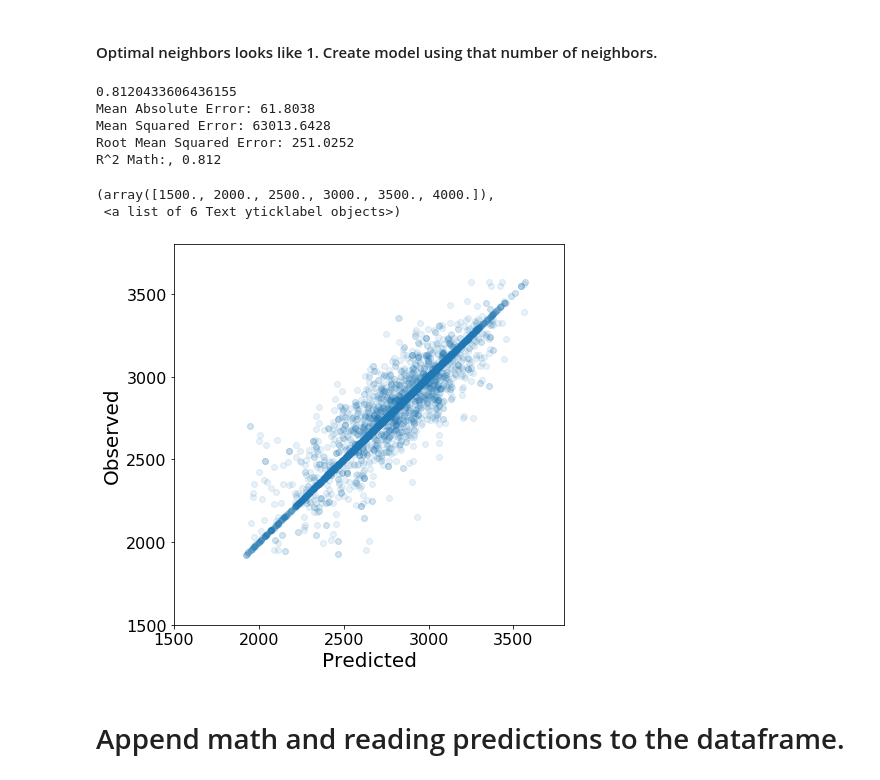
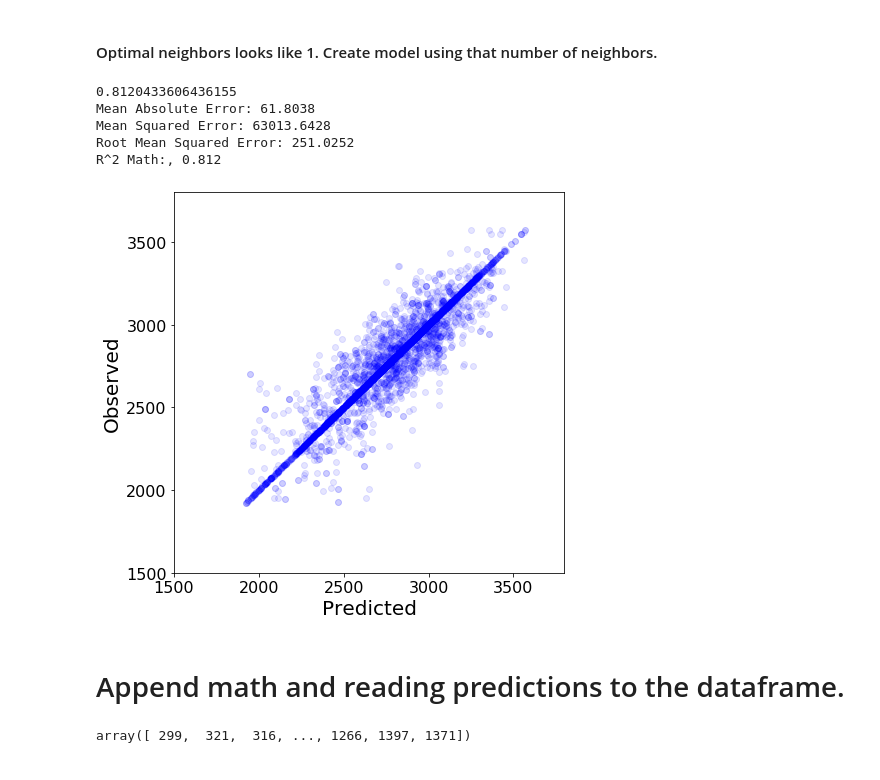
Before and after one commit to david-j-cox/GlimpseK12, a Jupyter notebook: Notebooks/PredictionsTopContModels.ipynb, the cells around one changed output. Drawn from its saved outputs; the diff is of its cells as text; code cells hidden in the pictures.

```diff
--- a/Notebooks/PredictionsTopContModels.ipynb
+++ b/Notebooks/PredictionsTopContModels.ipynb
@@ -43,4 +43,14 @@ def lin_metrics(x, y):
     print('Mean Squared Error:', round(metrics.mean_squared_error(x, y), 4))
     print('Root Mean Squared Error:', round(np.sqrt(metrics.mean_squared_error(x, y)), 4))
     print('R^2 Math:,', round(r2_score(y_test, y_pred), 4))
+
+def scat_plot(x, y, xmin, xmax, ymin, ymax):
+    plt.figure(figsize=(7, 7))
+    plt.scatter(x, y, color='blue', alpha=0.1)
+    plt.xlim(xmin, xmax)
+    plt.ylim(xmin, xmax)
+    plt.xlabel('Predicted', fontsize=20)
+    plt.ylabel('Observed', fontsize=20)
+    plt.xticks(fontsize=16)
+    plt.yticks(fontsize=16)
 # %% [markdown]
@@ -183,28 +182,20 @@ print("Highest R^2:", max(r2_vals))
 # %%
 # Make sure we got the right neighbor number.
 X_train, X_test, y_train, y_test = train_test_split(mostFeats_pred, mostFeats_ReadOutc, test_size=0.20, random_state=649)
 read_neigh = KNeighborsRegressor(n_neighbors=1)
 read_neigh_fit = read_neigh.fit(X_train, y_train)
 y_pred = read_neigh.predict(X_test)
 score = r2_score(y_test, y_pred)
 print(score) # should be 0.0.8120433606436155
 lin_metrics(y_test, y_pred)
-plt.scatter(y_pred, y_test, cmap='viridis', alpha=0.1)
-plt.xlim(1500, 3800)
-plt.ylim(1500, 3800)
-plt.xlabel('Predicted', fontsize=20)
-plt.ylabel('Observed', fontsize=20)
-plt.xticks(fontsize=16)
-plt.yticks(fontsize=16)
+scat_plot(y_pred, y_test, xmin=1500, xmax=3800, ymin=1500, ymax=3800)
 # %% [output]
 0.8120433606436155
 Mean Absolute Error: 61.8038
 Mean Squared Error: 63013.6428
 Root Mean Squared Error: 251.0252
 R^2 Math:, 0.812
-(array([1500., 2000., 2500., 3000., 3500., 4000.]),
- <a list of 6 Text yticklabel objects>)
-[figure, old version]
+[figure, new version]
 # %%
 # Train final reading model
 read_neigh_final = read_neigh.fit(mostFeats_pred, mostFeats_ReadOutc)
@@ -223 +214,5 @@ all_pred = all_pred.drop(['Course','SectionID','Name','School','Type','Year','Di
 all_pred.to_csv('all_pred.csv')
+# %%
+all_pred.GlimpsestudentId.unique()
+# %% [output]
+array([ 299,  321,  316, ..., 1266, 1397, 1371])
```
Also changed, not shown: parts of 8 cells of this notebook.
